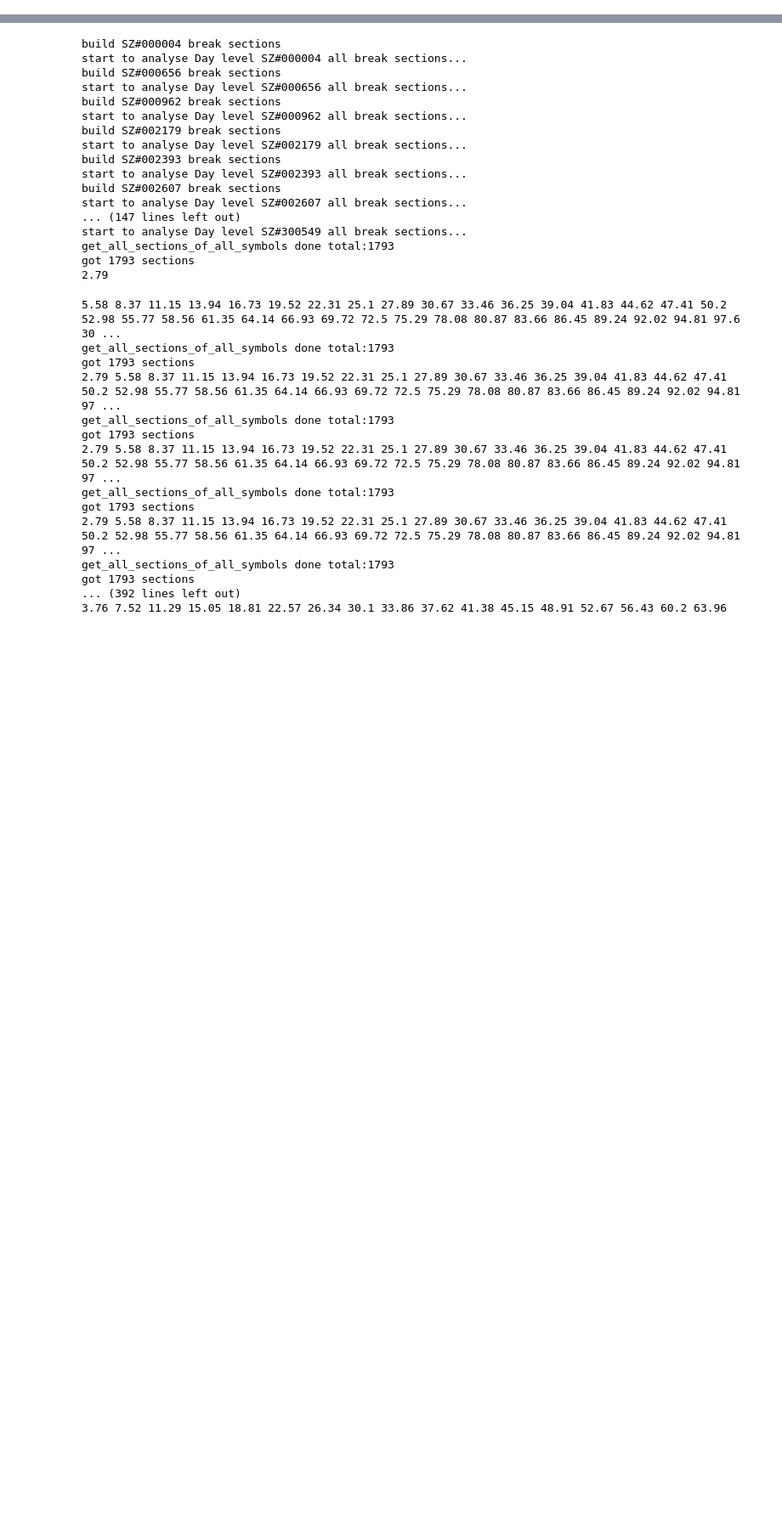
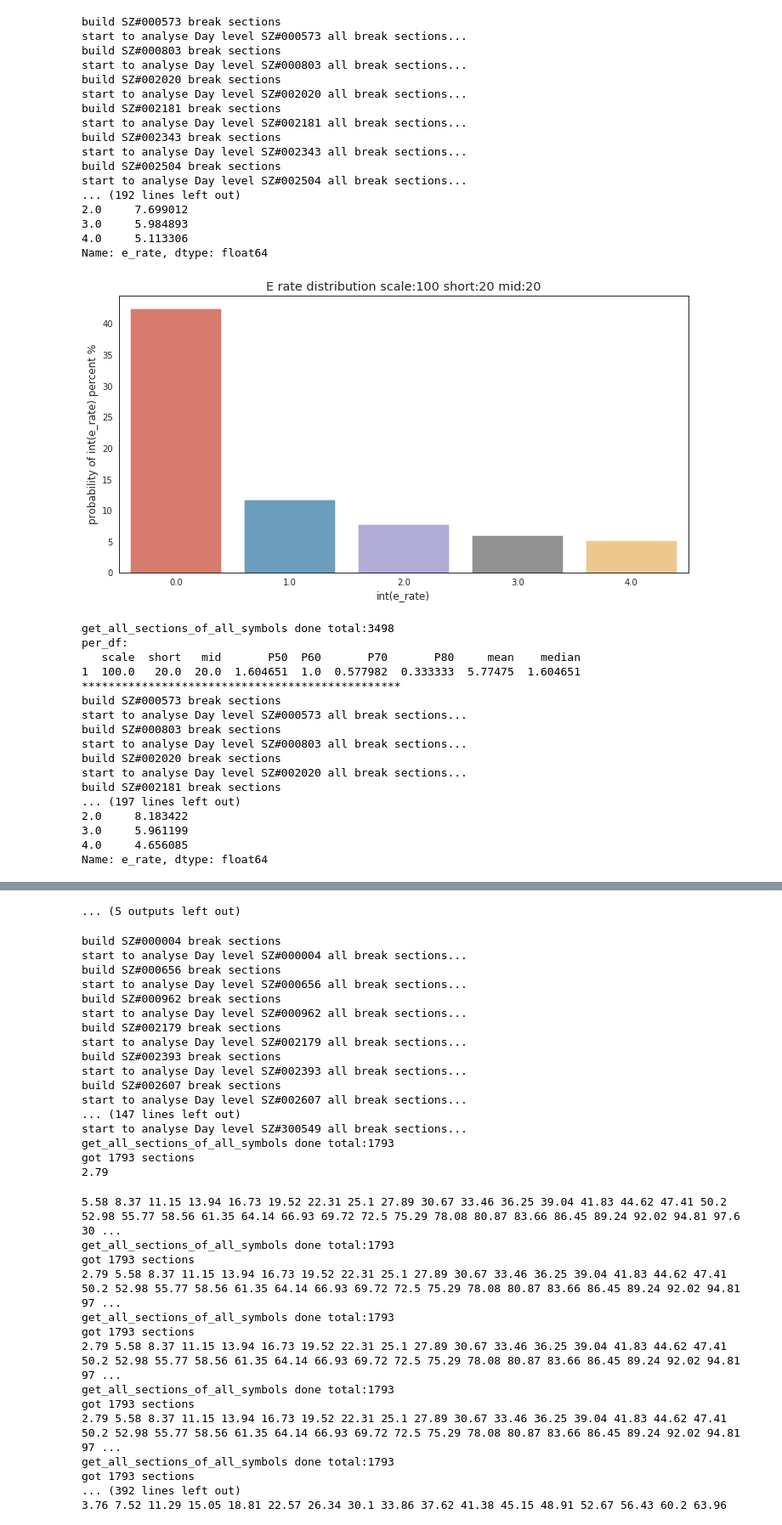
Before and after one commit to mojia/rocket, a Jupyter notebook: Runner_Rebuilder_3.ipynb, the cells around one changed output, grey strips where cells are left out. Shown at 85% size. Drawn from its saved outputs; the diff is of its cells as text; code cells hidden in the pictures; blank space fills up the shorter version.

```diff
--- a/Runner_Rebuilder_3.ipynb
+++ b/Runner_Rebuilder_3.ipynb
@@ -0,0 +1,51 @@
+# %%
+import pandas as pd
+
+%run EAdvantage.ipynb
+
+for short in [20]:
+    for mid in [20,30,40,50,60,80,90,120]:
+        if(short<=mid):
+            eAdvantage = EAdvantage(100,short,mid)
+
+            eAdvantage.draw_e_rate_distribution()
+
+            per_df = eAdvantage.get_Per_x()
+            print('per_df:\n' + str(per_df))
+            print('************************************************')
+# %% [output]
+build SZ#000573 break sections
+start to analyse Day level SZ#000573 all break sections...
+build SZ#000803 break sections
+start to analyse Day level SZ#000803 all break sections...
+build SZ#002020 break sections
+start to analyse Day level SZ#002020 all break sections...
+build SZ#002181 break sections
+start to analyse Day level SZ#002181 all break sections...
+build SZ#002343 break sections
+start to analyse Day level SZ#002343 all break sections...
+build SZ#002504 break sections
+start to analyse Day level SZ#002504 all break sections...
+... (192 lines left out)
+2.0     7.699012
+3.0     5.984893
+4.0     5.113306
+Name: e_rate, dtype: float64
+[figure, added]
+get_all_sections_of_all_symbols done total:3498
+per_df:
+   scale  short   mid       P50  P60       P70       P80     mean    median
+1  100.0   20.0  20.0  1.604651  1.0  0.577982  0.333333  5.77475  1.604651
+************************************************
+build SZ#000573 break sections
+start to analyse Day level SZ#000573 all break sections...
+build SZ#000803 break sections
+start to analyse Day level SZ#000803 all break sections...
+build SZ#002020 break sections
+start to analyse Day level SZ#002020 all break sections...
+build SZ#002181 break sections
+... (197 lines left out)
+2.0     8.183422
+3.0     5.961199
+4.0     4.656085
+Name: e_rate, dtype: float64
@@ -1,3 +125,4 @@
+... (5 outputs left out)
 # %%
 import pandas as pd
 
```
Also changed, not shown: parts of 3 cells of this notebook, 5 other files.
